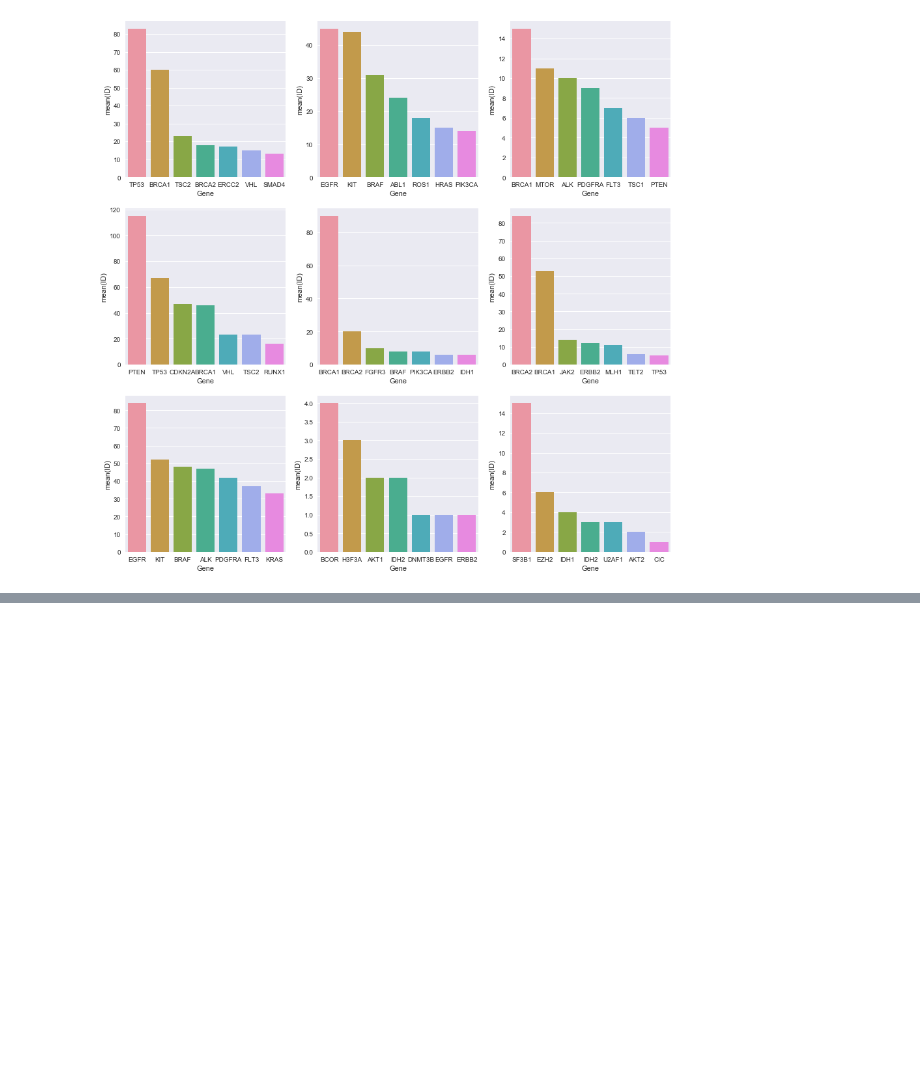
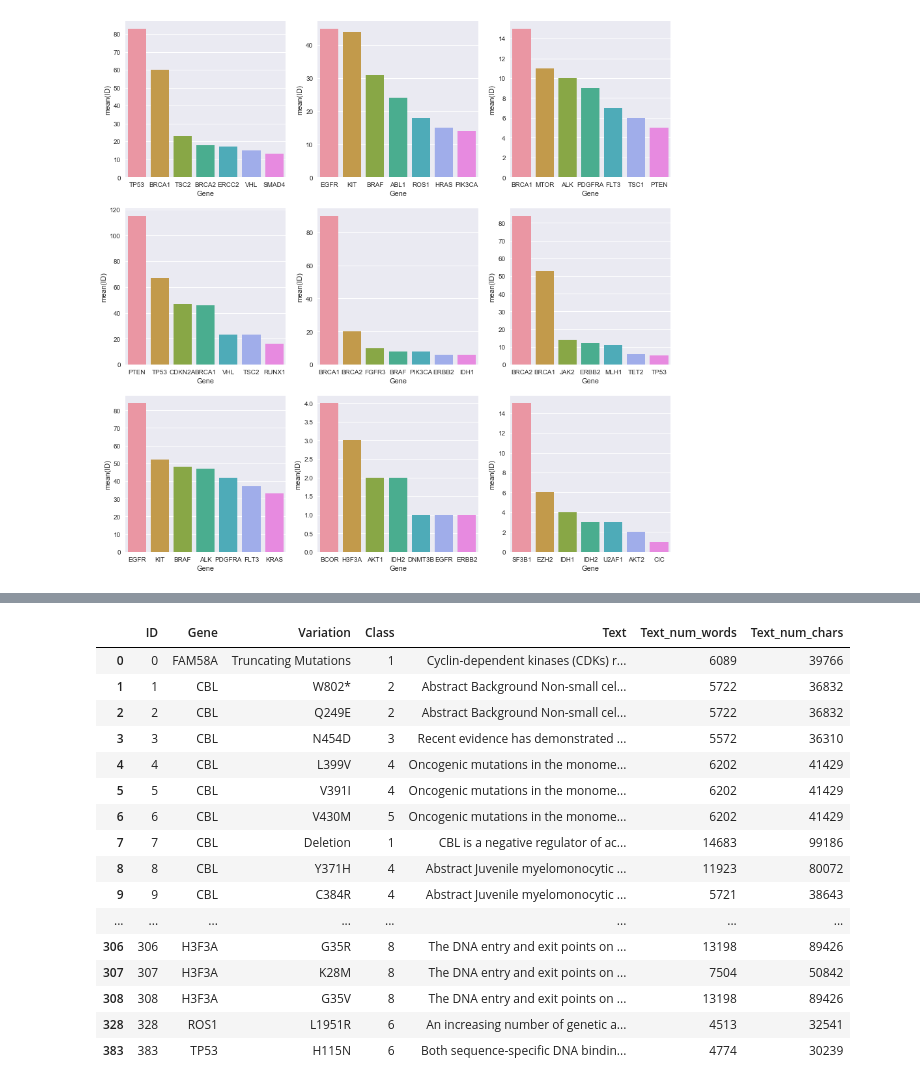
Before and after one commit to saurabhrpi/Personalized-Medicine-Redifining-Cancer-Treatment, a Jupyter notebook: Personalized Medicine.ipynb, the cells around one changed output, grey strips where cells are left out. Cells and saved outputs as stored; diff of their text form; code cells hidden in the pictures; blank space fills up the shorter version.

Commit message:
Implementation : Combine text and variants data to explore class gene text relationship

```diff
--- a/Personalized Medicine.ipynb
+++ b/Personalized Medicine.ipynb
@@ -8,6 +8,7 @@ import warnings
 # %%
 warnings.filterwarnings("ignore")
 color = sns.color_palette()
+pd.options.display.max_rows = 4000
 %matplotlib inline
 # %%
 #increase the field_size_limit
@@ -204,0 +195,3 @@ for i in range(3):
+# %%
+train_full = trainV.merge(train_text_df, how="inner", left_on="ID", right_on="ID")
+train_full[train_full["Class"]==1].head()
@@ -204,0 +205,20 @@ for i in range(3):
+# %%
+train_full.groupby('Class').head()
+# %% [output]
+|  | ID | Gene | Variation | Class | Text | Text_num_words | Text_num_chars |
+| 0 | 0 | FAM58A | Truncating Mutations | 1 | Cyclin-dependent kinases (CDKs) r... | 6089 | 39766 |
+| 1 | 1 | CBL | W802* | 2 | Abstract Background Non-small cel... | 5722 | 36832 |
+| 2 | 2 | CBL | Q249E | 2 | Abstract Background Non-small cel... | 5722 | 36832 |
+| 3 | 3 | CBL | N454D | 3 | Recent evidence has demonstrated ... | 5572 | 36310 |
+| 4 | 4 | CBL | L399V | 4 | Oncogenic mutations in the monome... | 6202 | 41429 |
+| 5 | 5 | CBL | V391I | 4 | Oncogenic mutations in the monome... | 6202 | 41429 |
+| 6 | 6 | CBL | V430M | 5 | Oncogenic mutations in the monome... | 6202 | 41429 |
+| 7 | 7 | CBL | Deletion | 1 | CBL is a negative regulator of ac... | 14683 | 99186 |
+| 8 | 8 | CBL | Y371H | 4 | Abstract Juvenile myelomonocytic ... | 11923 | 80072 |
+| 9 | 9 | CBL | C384R | 4 | Abstract Juvenile myelomonocytic ... | 5721 | 38643 |
+| ... | ... | ... | ... | ... | ... | ... | ... |
+| 306 | 306 | H3F3A | G35R | 8 | The DNA entry and exit points on ... | 13198 | 89426 |
+| 307 | 307 | H3F3A | K28M | 8 | The DNA entry and exit points on ... | 7504 | 50842 |
+| 308 | 308 | H3F3A | G35V | 8 | The DNA entry and exit points on ... | 13198 | 89426 |
+| 328 | 328 | ROS1 | L1951R | 6 | An increasing number of genetic a... | 4513 | 32541 |
+| 383 | 383 | TP53 | H115N | 6 | Both sequence-specific DNA bindin... | 4774 | 30239 |
```
Also changed, not shown: parts of 5 cells of this notebook.
